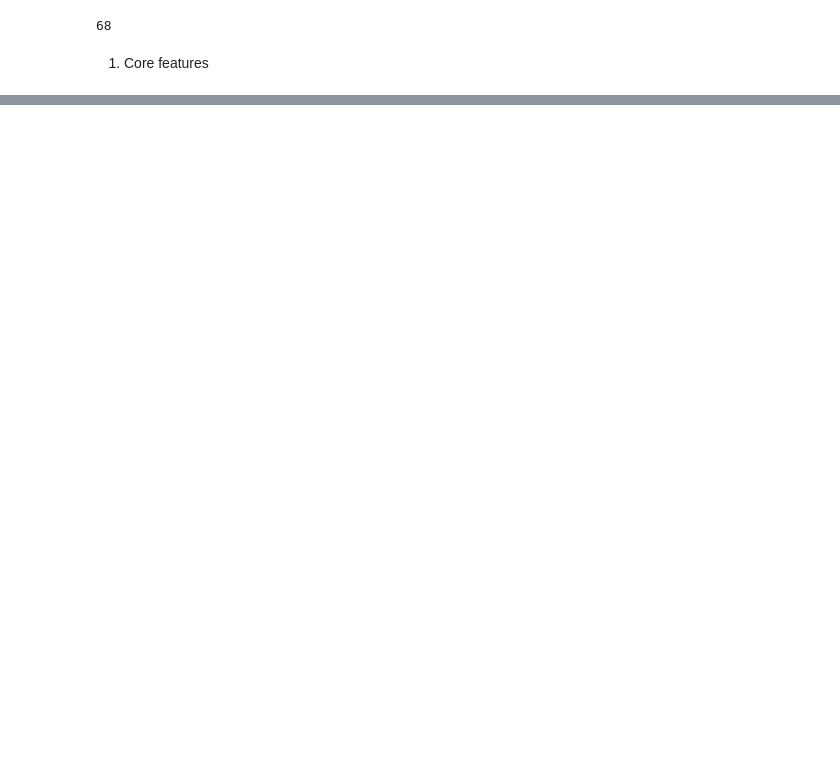
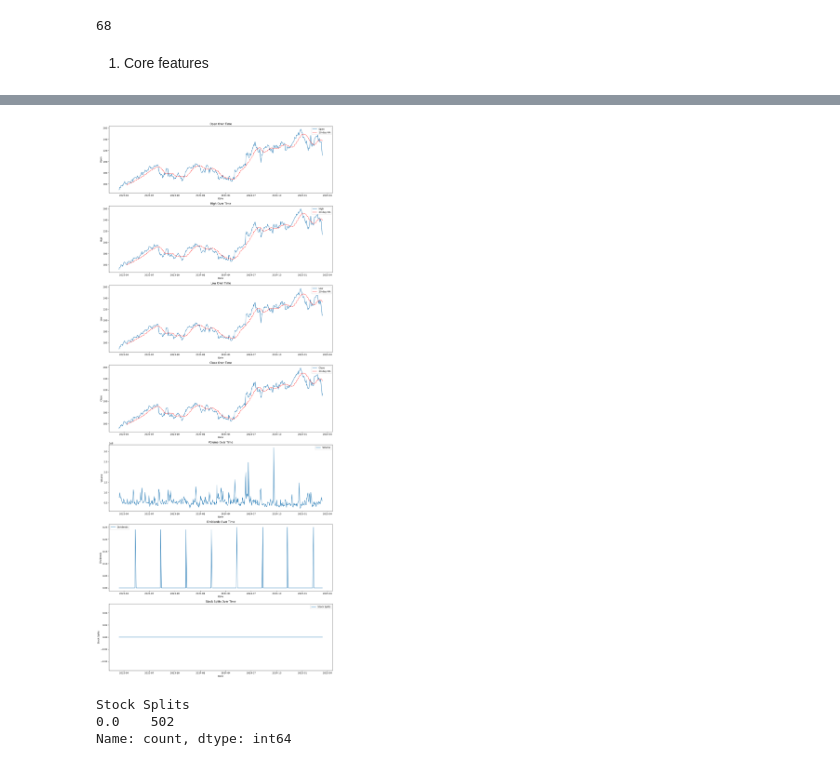
Before and after one commit to Ckp25/Finplat, a Jupyter notebook: notebooks/eda_2.ipynb, the cells around one changed output, grey strips where cells are left out. Cells and saved outputs as stored; diff of their text form; code cells hidden in the pictures; blank space fills up the shorter version.

```diff
--- a/notebooks/eda_2.ipynb
+++ b/notebooks/eda_2.ipynb
@@ -87,0 +107,35 @@ columns
+# %%
+columns = core
+
+fig, axes = plt.subplots(len(columns), 1, figsize=(15, 5*len(columns)))
+
+if len(columns) == 1:
+    axes = [axes]  # Make sure axes is always a list
+
+for i, col in enumerate(columns):
+
+    # Original time series
+    axes[i].plot(df.index, df[col], label=col)
+    axes[i].set_title(f'{col} Over Time')
+    axes[i].set_xlabel('Date')
+    axes[i].set_ylabel(col)
+    axes[i].legend()
+
+    # Add some additional visual aids
+    if col in ['Close', 'Open', 'High', 'Low']:
+
+           # Add rolling mean
+         rolling_mean = df[col].rolling(window=20).mean()
+         axes[i].plot(df.index, rolling_mean, 'r--', label='20-day MA')
+         axes[i].legend()
+
+plt.tight_layout()
+plt.show()
+# %% [output]
+[figure, added]
+# %%
+df['Stock Splits'].value_counts()
+# %% [output]
+Stock Splits
+0.0    502
+Name: count, dtype: int64
```
Also changed, not shown: parts of 49 cells of this notebook, 4 other files.
